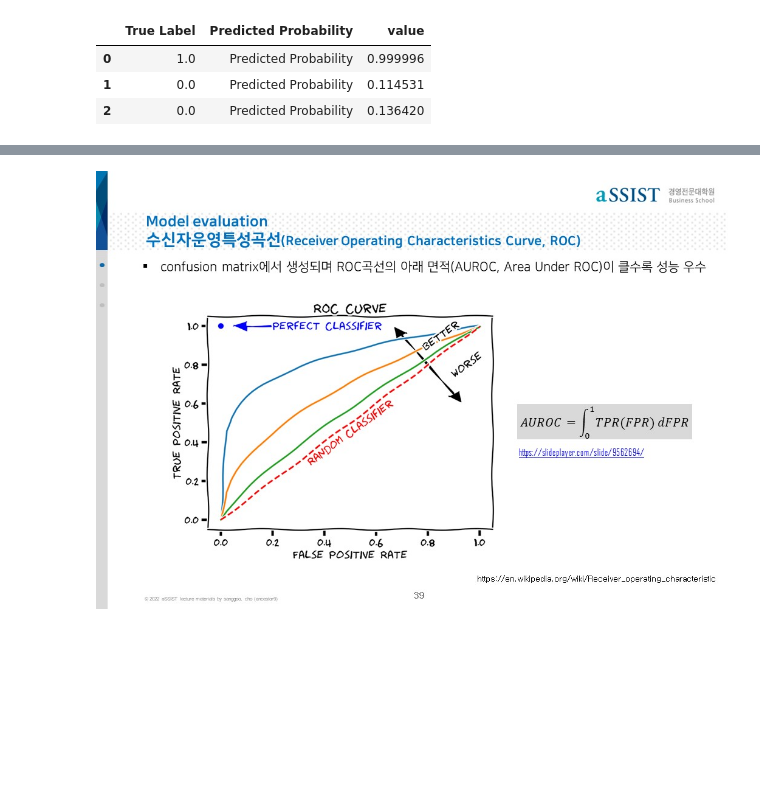
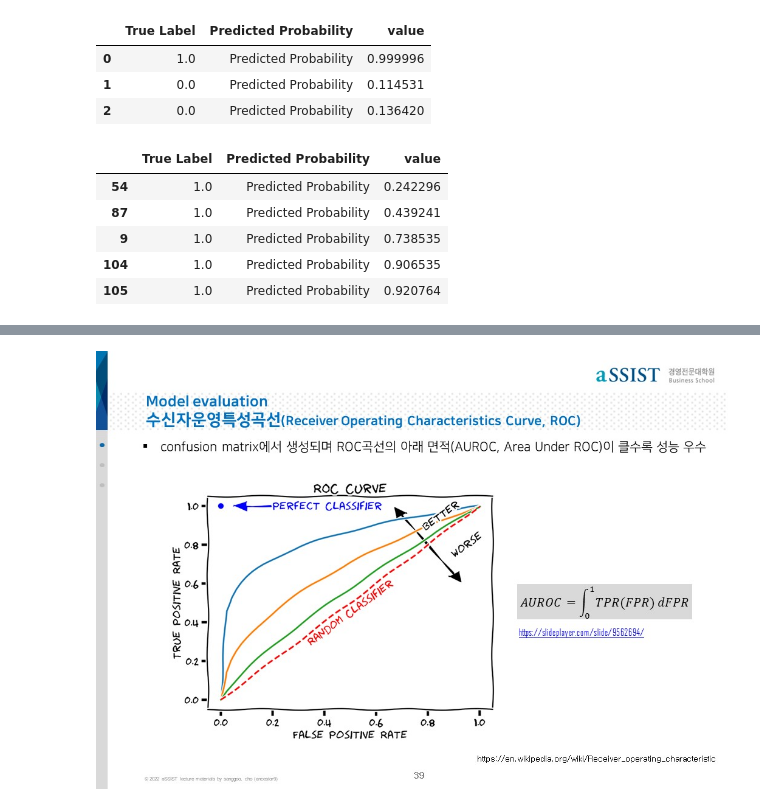
Before and after one commit to ancestor9/aSSIST, a Jupyter notebook: 03_model evaluation.ipynb, the cells around one changed output, grey strips where cells are left out. Drawn from its saved outputs; the diff is of its cells as text; code cells hidden in the pictures; blank space fills up the shorter version.

```diff
--- a/03_model evaluation.ipynb
+++ b/03_model evaluation.ipynb
@@ -409,3 +389,12 @@ datamelted.head(3)
 | 0 | 1.0 | Predicted Probability | 0.999996 |
 | 1 | 0.0 | Predicted Probability | 0.114531 |
 | 2 | 0.0 | Predicted Probability | 0.136420 |
+# %%
+datamelted.sample(50, random_state=13)[datamelted.sample(50, random_state=13)['True Label'] == 1.0].sort_values('value').head(5)
+# %% [output]
+|  | True Label | Predicted Probability | value |
+| 54 | 1.0 | Predicted Probability | 0.242296 |
+| 87 | 1.0 | Predicted Probability | 0.439241 |
+| 9 | 1.0 | Predicted Probability | 0.738535 |
+| 104 | 1.0 | Predicted Probability | 0.906535 |
+| 105 | 1.0 | Predicted Probability | 0.920764 |
```
Also changed, not shown: parts of 9 cells of this notebook.
